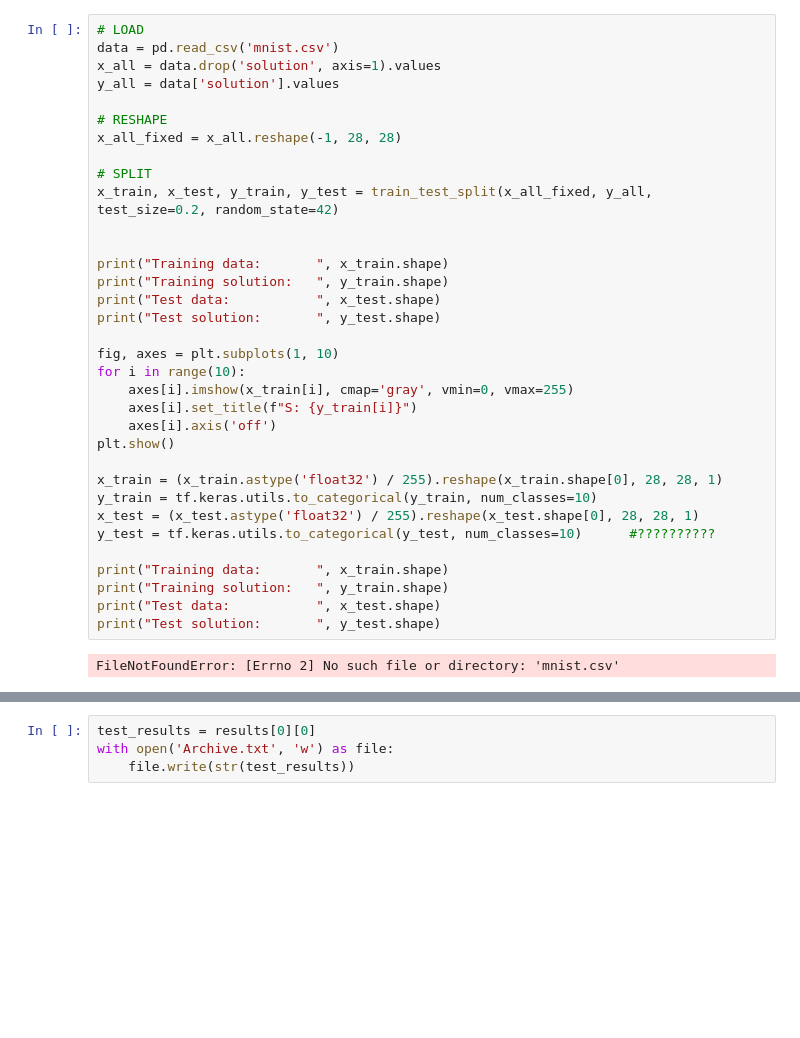
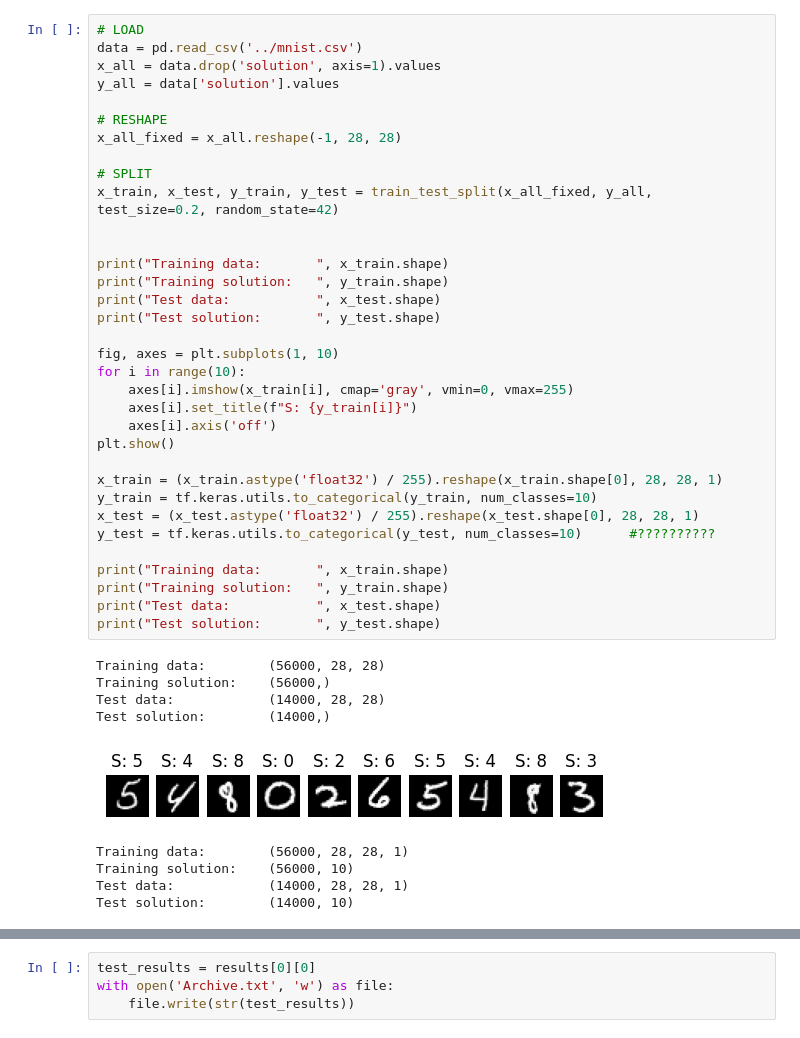
Before and after one commit to mrfratti/fihajo, a Jupyter notebook: Stochastic_Sequential_Mnist/Stochastic_Sequential_Mnist_Load.ipynb, the cells around one changed output, grey strips where cells are left out. Cells and saved outputs as stored; diff of their text form; blank space fills up the shorter version.

```diff
--- a/Stochastic_Sequential_Mnist/Stochastic_Sequential_Mnist_Load.ipynb
+++ b/Stochastic_Sequential_Mnist/Stochastic_Sequential_Mnist_Load.ipynb
@@ -23,39 +9,47 @@ To enable them in other operations, rebuild TensorFlow with the appropriate comp
 # %%
 # LOAD
-data = pd.read_csv('mnist.csv')
+data = pd.read_csv('../mnist.csv')
 x_all = data.drop('solution', axis=1).values
 y_all = data['solution'].values
 
 # RESHAPE
 x_all_fixed = x_all.reshape(-1, 28, 28)
 
 # SPLIT
 x_train, x_test, y_train, y_test = train_test_split(x_all_fixed, y_all, test_size=0.2, random_state=42)
 
 
 print("Training data:       ", x_train.shape)
 print("Training solution:   ", y_train.shape)
 print("Test data:           ", x_test.shape)
 print("Test solution:       ", y_test.shape)
 
 fig, axes = plt.subplots(1, 10)
 for i in range(10):
     axes[i].imshow(x_train[i], cmap='gray', vmin=0, vmax=255)
     axes[i].set_title(f"S: {y_train[i]}")
     axes[i].axis('off')
 plt.show()
 
 x_train = (x_train.astype('float32') / 255).reshape(x_train.shape[0], 28, 28, 1)
 y_train = tf.keras.utils.to_categorical(y_train, num_classes=10)
 x_test = (x_test.astype('float32') / 255).reshape(x_test.shape[0], 28, 28, 1)
 y_test = tf.keras.utils.to_categorical(y_test, num_classes=10)      #??????????
 
 print("Training data:       ", x_train.shape)
 print("Training solution:   ", y_train.shape)
 print("Test data:           ", x_test.shape)
 print("Test solution:       ", y_test.shape)
 # %% [output]
-FileNotFoundError: [Errno 2] No such file or directory: 'mnist.csv'
+Training data:        (56000, 28, 28)
+Training solution:    (56000,)
+Test data:            (14000, 28, 28)
+Test solution:        (14000,)
+[figure, added]
+Training data:        (56000, 28, 28, 1)
+Training solution:    (56000, 10)
+Test data:            (14000, 28, 28, 1)
+Test solution:        (14000, 10)
 # %%
 
 # model = tf.keras.models.load_model('model_settings')
```
Also changed, not shown: parts of 3 cells of this notebook, 8 other files.
